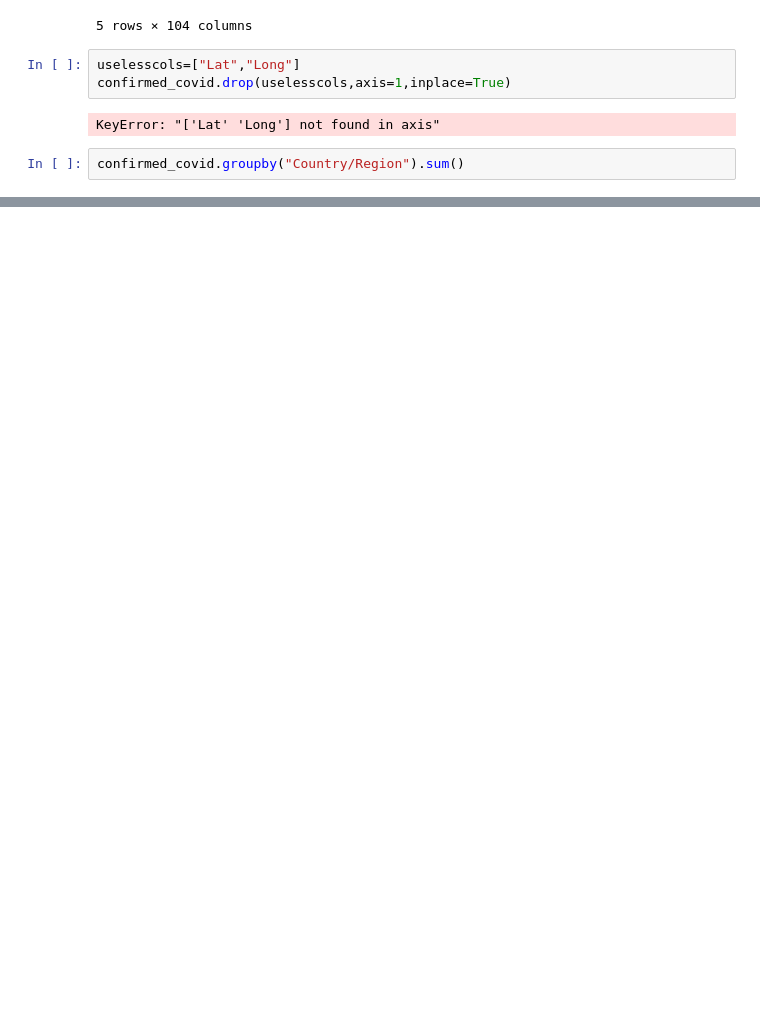
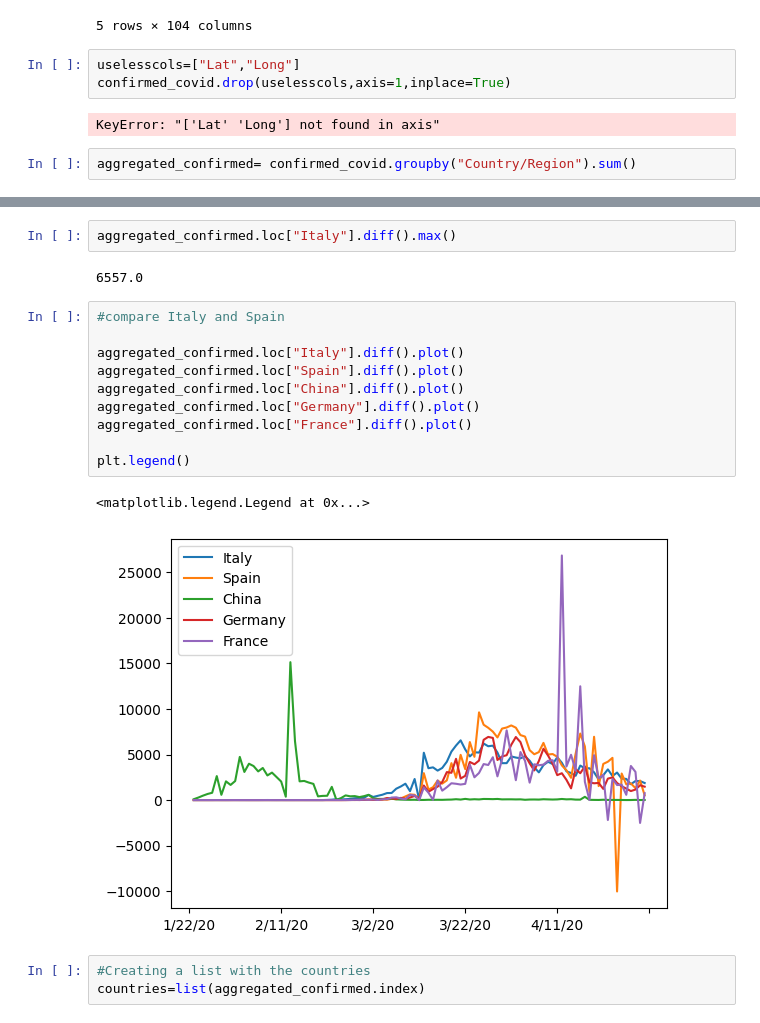
Before and after one commit to Ivansantamariaknx/portfolio, a Jupyter notebook: Caso Covid/Covid check confirmed.ipynb, the cells around one changed output, grey strips where cells are left out. Drawn from its saved outputs; the diff is of its cells as text; blank space fills up the shorter version.

```diff
--- a/Caso Covid/Covid check confirmed.ipynb
+++ b/Caso Covid/Covid check confirmed.ipynb
@@ -22,4 +22,4 @@ confirmed_covid.drop(uselesscols,axis=1,inplace=True)
 # %% [output]
 KeyError: "['Lat' 'Long'] not found in axis"
 # %%
-confirmed_covid.groupby("Country/Region").sum()
+aggregated_confirmed= confirmed_covid.groupby("Country/Region").sum()
@@ -40,0 +41,20 @@ confirmed_covid.groupby("Country/Region").sum()
+# %%
+aggregated_confirmed.loc["Italy"].diff().max()
+# %% [output]
+6557.0
+# %%
+#compare Italy and Spain
+
+aggregated_confirmed.loc["Italy"].diff().plot()
+aggregated_confirmed.loc["Spain"].diff().plot()
+aggregated_confirmed.loc["China"].diff().plot()
+aggregated_confirmed.loc["Germany"].diff().plot()
+aggregated_confirmed.loc["France"].diff().plot()
+
+plt.legend()
+# %% [output]
+<matplotlib.legend.Legend at 0x...>
+[figure, added]
+# %%
+#Creating a list with the countries
+countries=list(aggregated_confirmed.index)
```
Also changed, not shown: parts of 28 cells of this notebook, 4 other files.
